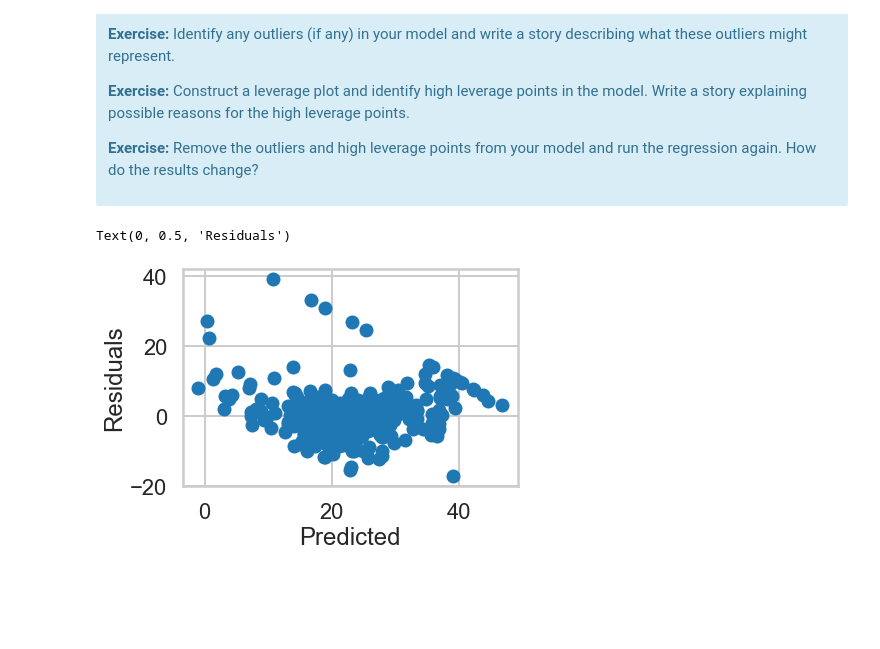
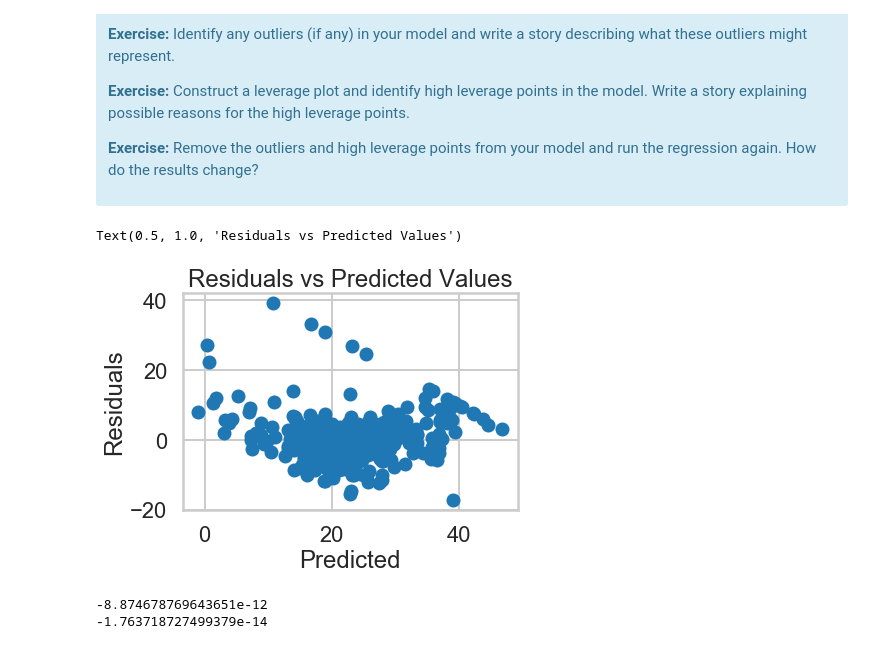
Before and after one commit to rpmallya/mec-mini-projects, a Jupyter notebook: mec-11.4.1-linear-regression-mini-project/Mini_Project_Linear_Regression-Rohan.ipynb, the cells around one changed output. Saved outputs shown, nothing was run; the diff lists cells and outputs as text; code cells hidden in the pictures; blank space fills up the shorter version.

```diff
--- a/mec-11.4.1-linear-regression-mini-project/Mini_Project_Linear_Regression-Rohan.ipynb
+++ b/mec-11.4.1-linear-regression-mini-project/Mini_Project_Linear_Regression-Rohan.ipynb
@@ -938,11 +961,13 @@ There are some other issues that are important investigate with linear regressio
 </div>
 # %%
 # Your turn.
-predicted=lm3.predict(X[["CRIM","RM","PTRATIO"]])
+var3_fit= ols('PRICE ~ CRIM+RM+PTRATIO',bos).fit()
+predicted=var3_fit.fittedvalues
 residuals = bos.PRICE-predicted
 plt.scatter(pd.Series(predicted),pd.Series(residuals))
 plt.xlabel("Predicted")
 plt.ylabel("Residuals")
+plt.title("Residuals vs Predicted Values")
 # %% [output]
-Text(0, 0.5, 'Residuals')
+Text(0.5, 1.0, 'Residuals vs Predicted Values')
-[figure, old version]
+[figure, new version]
@@ -954,0 +974,7 @@ Text(0, 0.5, 'Residuals')
+# %%
+#testing certain assumptions about residuals
+print( np.sum(residuals)) #very close to zero
+print(np.mean(residuals)) #very close to zero
+# %% [output]
+-8.874678769643651e-12
+-1.763718727499379e-14
```
Also changed, not shown: parts of 15 cells of this notebook.
